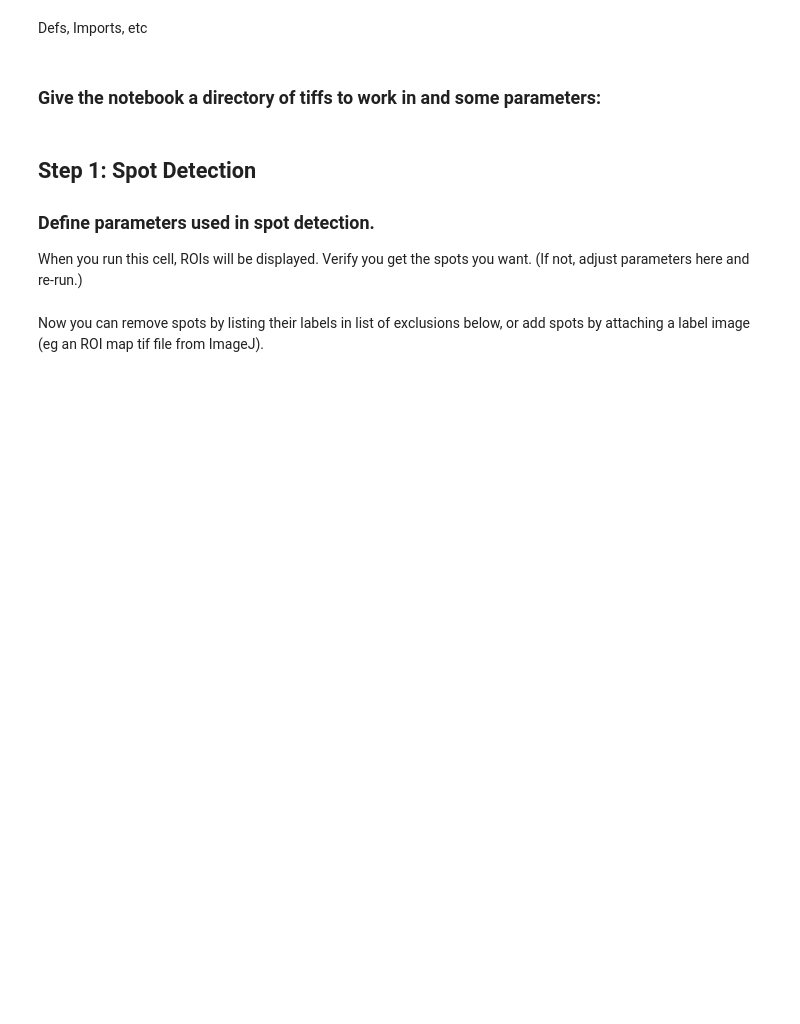
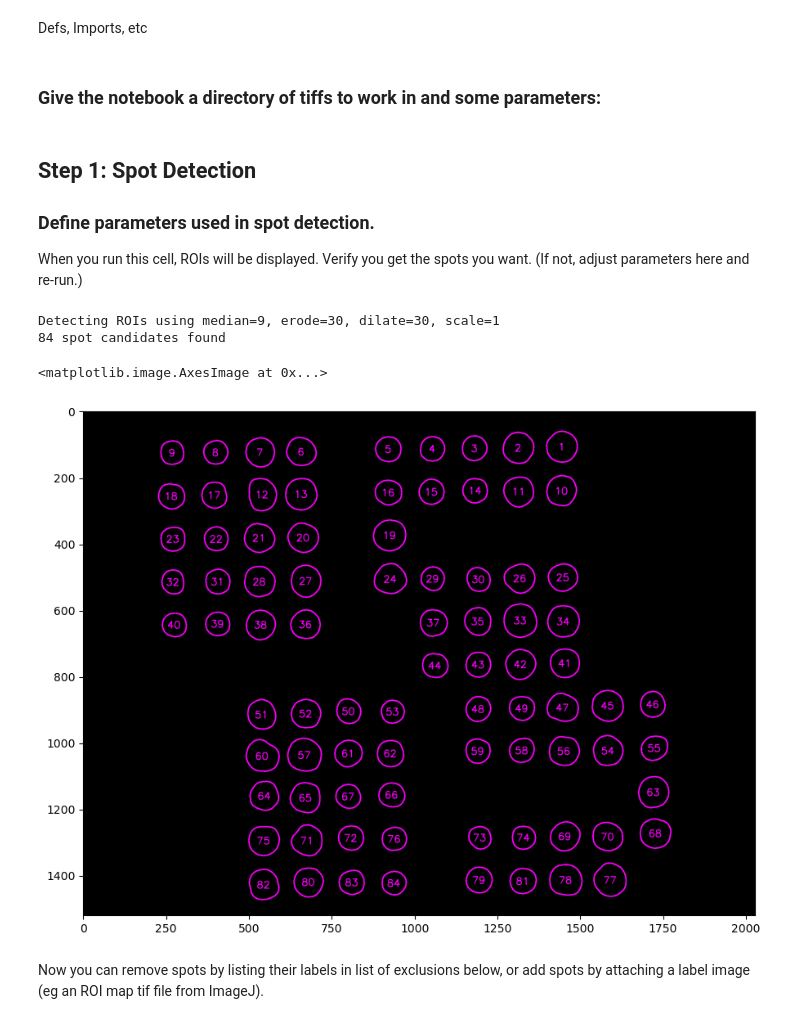
Before and after one commit to 454bio/legacy-instrument-sw, a Jupyter notebook: analysis_notebook/AnalysisNotebook.ipynb, the cells around one changed output. Cells and saved outputs as stored; diff of their text form; code cells hidden in the pictures; blank space fills up the shorter version.

```diff
--- a/analysis_notebook/AnalysisNotebook.ipynb
+++ b/analysis_notebook/AnalysisNotebook.ipynb
@@ -29,7 +30,7 @@ from image_processing.ZionBase import df_cols, extract_spot_data, csv_to_data, c
 # %% [markdown]
 ### Give the notebook a directory of tiffs to work in and some parameters:
 # %%
-input_dir_path = "C:\\Users\\ZacharyAugenfeld\\Documents\\ZionData\\raws"
+input_dir_path = "C:\\Users\\ZacharyAugenfeld\\Documents\\ZionData\\\OnePotNoWash"
 
 # This parameter determines whether temporal difference images are used
 useDifferenceImage = False
@@ -55,42 +56,47 @@ When you run this cell, ROIs will be displayed. Verify you get the spots you wan
 median_kernel_size = 9
 
 # These tune spot size and how much spot border is included
-erode_kernel_size = 17
-dilate_kernel_size = 13
+erode_kernel_size = 30
+dilate_kernel_size = 30
 
 # This adjusts sensitivity for thresholding (should be close to 1)
-threshold_scale = 0.25
+threshold_scale = 1
 
 # These are constraints on how large or small a spot could be
 spotMinSize = 1200
 spotMaxSize = None
 
 # This is a list of RGB weights when turning the (UV) image to grayscale
 rgb_weights = (0.4, 0.2, 0.1)
 #rgb_weights = None
 
 '''If roi_label_imagefile is set to None, spot detection will be performed.
    If it is set to a file, it will load spot ROIs and NOT run spot detection,
    and the above spot detection parameters will be ignored.'''
 
 roi_label_imagefile = None
 #roi_label_imagefile = "roi_map.tif" #useful if already run
 
 
 
 #### DO NOT EDIT BELOW THIS LINE ####
 cycle1ImageSet = get_imageset_from_cycle(1, input_dir_path, uv_wl, useDifferenceImage, useTiff=useTiff)
 
 if roi_label_imagefile is not None:
     spot_labels = imread(os.path.join(input_dir_path, roi_label_imagefile))
 else:
     _,spot_labels,_ = cycle1ImageSet.detect_rois( os.path.join(input_dir_path), median_ks=median_kernel_size, erode_ks=erode_kernel_size, dilate_ks=dilate_kernel_size, threshold_scale=threshold_scale, minSize=spotMinSize, maxSize=spotMaxSize, gray_weights=rgb_weights)
 
 rois_img = create_labeled_rois(spot_labels, notebook=True)
 imwrite(os.path.join(input_dir_path, "rois_img.tif"), rois_img)
 plt.imshow(rois_img)
 
 #TODO fix other excitation images with ROI overlay (works on pi so condition off of notebook=True)
+# %% [output]
+Detecting ROIs using median=9, erode=30, dilate=30, scale=1
+84 spot candidates found
+<matplotlib.image.AxesImage at 0x...>
+[figure, added]
 # %% [markdown]
 Now you can remove spots by listing their labels in list of exclusions below, or add spots by attaching a label image (eg an ROI map tif file from ImageJ).
 # %%
```
Also changed, not shown: parts of 8 cells of this notebook, 3 other files.
